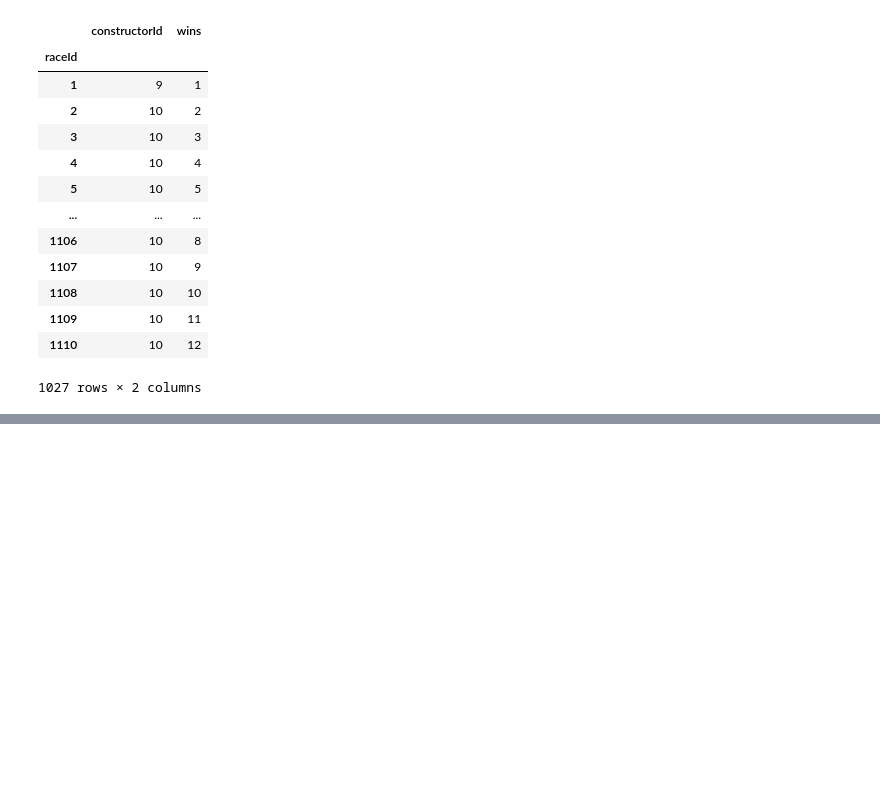
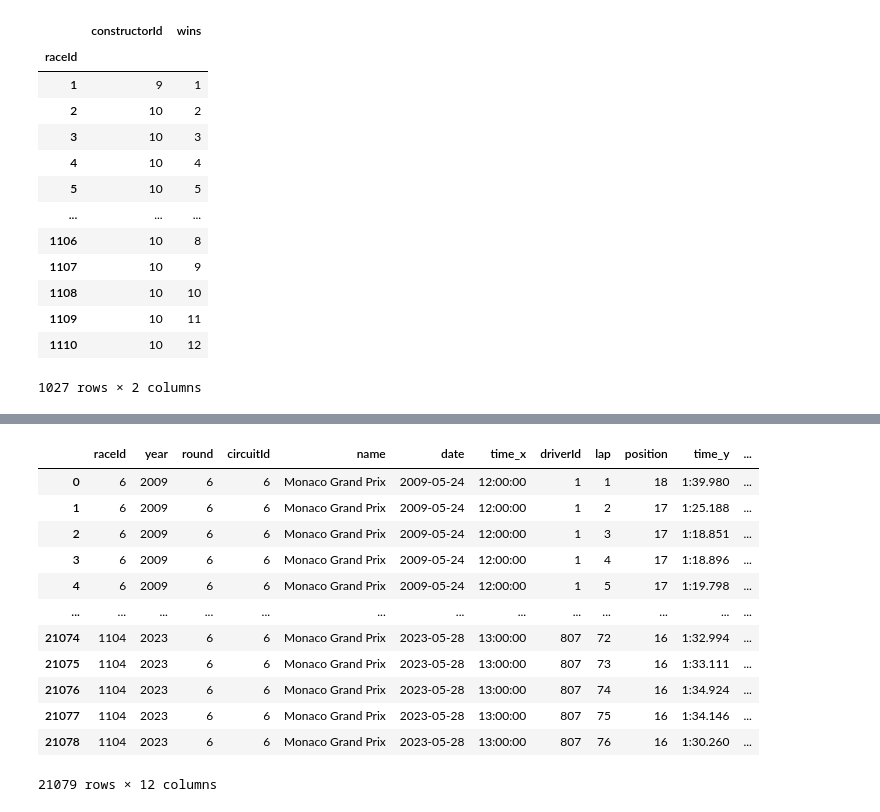
Before and after one commit to n8taylor/cs5830_final_project, a Jupyter notebook: finalProject.ipynb, the cells around one changed output, grey strips where cells are left out. Cells and saved outputs as stored; diff of their text form; code cells hidden in the pictures; blank space fills up the shorter version.

```diff
--- a/finalProject.ipynb
+++ b/finalProject.ipynb
@@ -239,0 +308,21 @@ constructor_standings.groupby('raceId').agg({'constructorId': 'count', 'wins': '
+# %%
+monaco_circuit = races.loc[races['circuitId'] == 6]
+monaco_circuit = monaco_circuit[monaco_circuit.year >= 2008]
+monaco_circuit.drop(['url', 'fp1_date','fp1_time', 'fp2_date', 'fp2_time', 'fp3_date', 'fp3_time', 'quali_date', 'quali_time', 'sprint_date', 'sprint_time'], axis=1,  inplace=True)
+
+merged_monaco_circuit =  pd.merge(monaco_circuit, lap_times, on='raceId')
+display(merged_monaco_circuit)
+# %% [output]
+|  | raceId | year | round | circuitId | name | date | time_x | driverId | lap | position | time_y | ... |
+| 0 | 6 | 2009 | 6 | 6 | Monaco Grand Prix | 2009-05-24 | 12:00:00 | 1 | 1 | 18 | 1:39.980 | ... |
+| 1 | 6 | 2009 | 6 | 6 | Monaco Grand Prix | 2009-05-24 | 12:00:00 | 1 | 2 | 17 | 1:25.188 | ... |
+| 2 | 6 | 2009 | 6 | 6 | Monaco Grand Prix | 2009-05-24 | 12:00:00 | 1 | 3 | 17 | 1:18.851 | ... |
+| 3 | 6 | 2009 | 6 | 6 | Monaco Grand Prix | 2009-05-24 | 12:00:00 | 1 | 4 | 17 | 1:18.896 | ... |
+| 4 | 6 | 2009 | 6 | 6 | Monaco Grand Prix | 2009-05-24 | 12:00:00 | 1 | 5 | 17 | 1:19.798 | ... |
+| ... | ... | ... | ... | ... | ... | ... | ... | ... | ... | ... | ... | ... |
+| 21074 | 1104 | 2023 | 6 | 6 | Monaco Grand Prix | 2023-05-28 | 13:00:00 | 807 | 72 | 16 | 1:32.994 | ... |
+| 21075 | 1104 | 2023 | 6 | 6 | Monaco Grand Prix | 2023-05-28 | 13:00:00 | 807 | 73 | 16 | 1:33.111 | ... |
+| 21076 | 1104 | 2023 | 6 | 6 | Monaco Grand Prix | 2023-05-28 | 13:00:00 | 807 | 74 | 16 | 1:34.924 | ... |
+| 21077 | 1104 | 2023 | 6 | 6 | Monaco Grand Prix | 2023-05-28 | 13:00:00 | 807 | 75 | 16 | 1:34.146 | ... |
+| 21078 | 1104 | 2023 | 6 | 6 | Monaco Grand Prix | 2023-05-28 | 13:00:00 | 807 | 76 | 16 | 1:30.260 | ... |
+21079 rows × 12 columns
```
Also changed, not shown: parts of 12 cells of this notebook.
